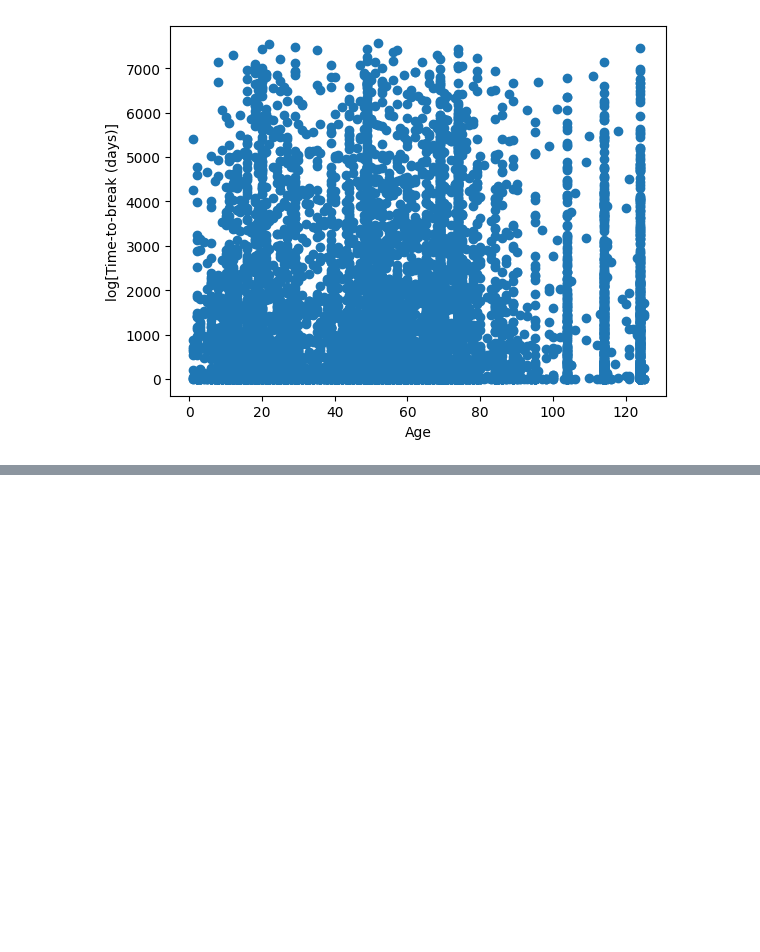
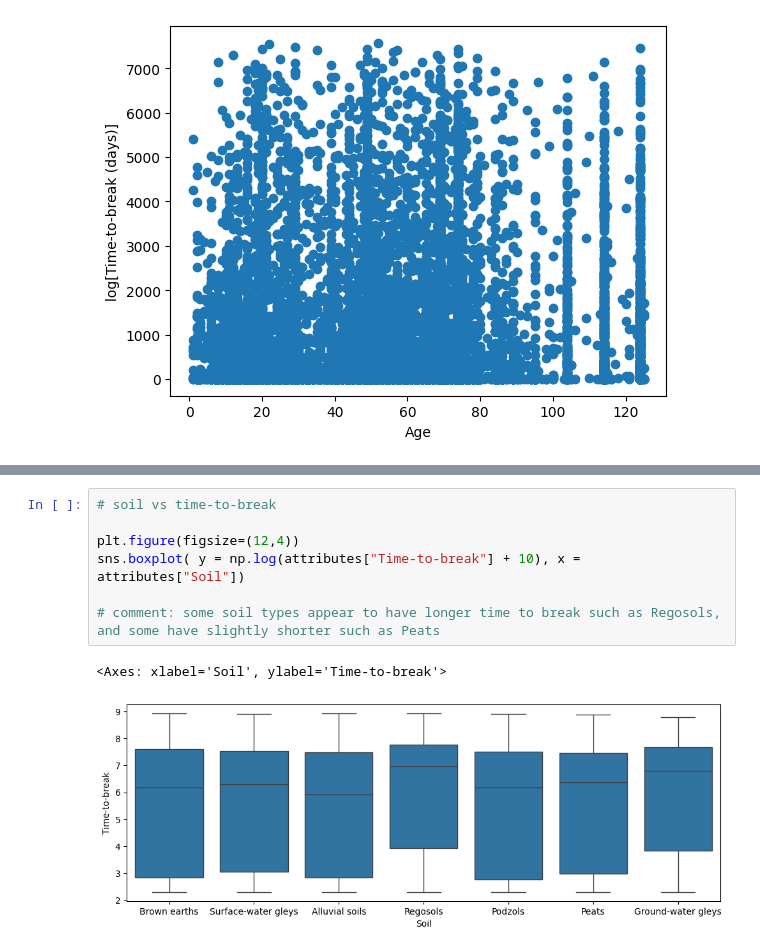
Before and after one commit to UlaStats/MSc-project-pipe-failure-prediction, a Jupyter notebook: MSc_project_data_pre_processing.ipynb, the cells around one changed output, grey strips where cells are left out. Saved outputs shown, nothing was run; the diff lists cells and outputs as text; blank space fills up the shorter version.

```diff
--- a/MSc_project_data_pre_processing.ipynb
+++ b/MSc_project_data_pre_processing.ipynb
@@ -240,0 +330,10 @@ print(test.statistic)
+# %%
+# soil vs time-to-break
+
+plt.figure(figsize=(12,4))
+sns.boxplot( y = np.log(attributes["Time-to-break"] + 10), x = attributes["Soil"])
+
+# comment: some soil types appear to have longer time to break such as Regosols, and some have slightly shorter such as Peats
+# %% [output]
+<Axes: xlabel='Soil', ylabel='Time-to-break'>
+[figure, added]
```
Also changed, not shown: parts of 27 cells of this notebook.
